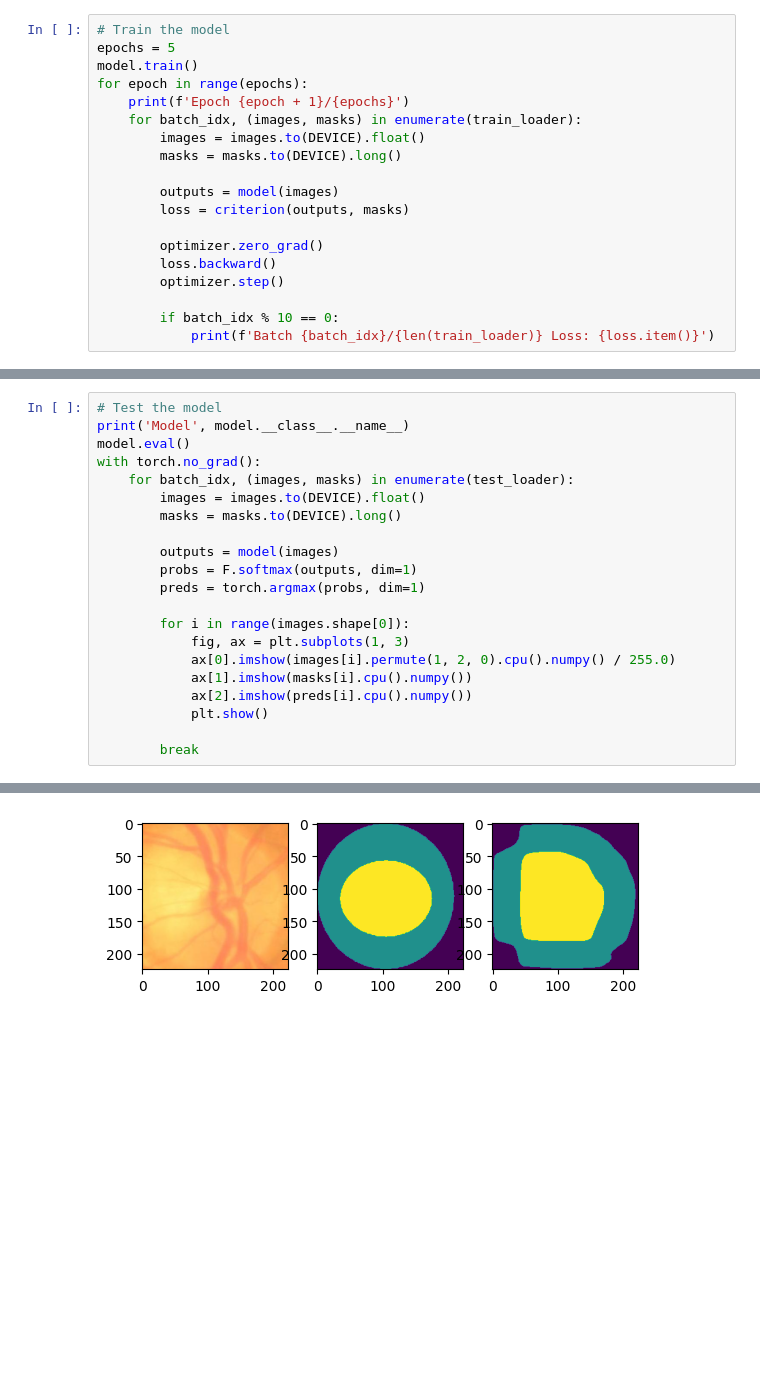
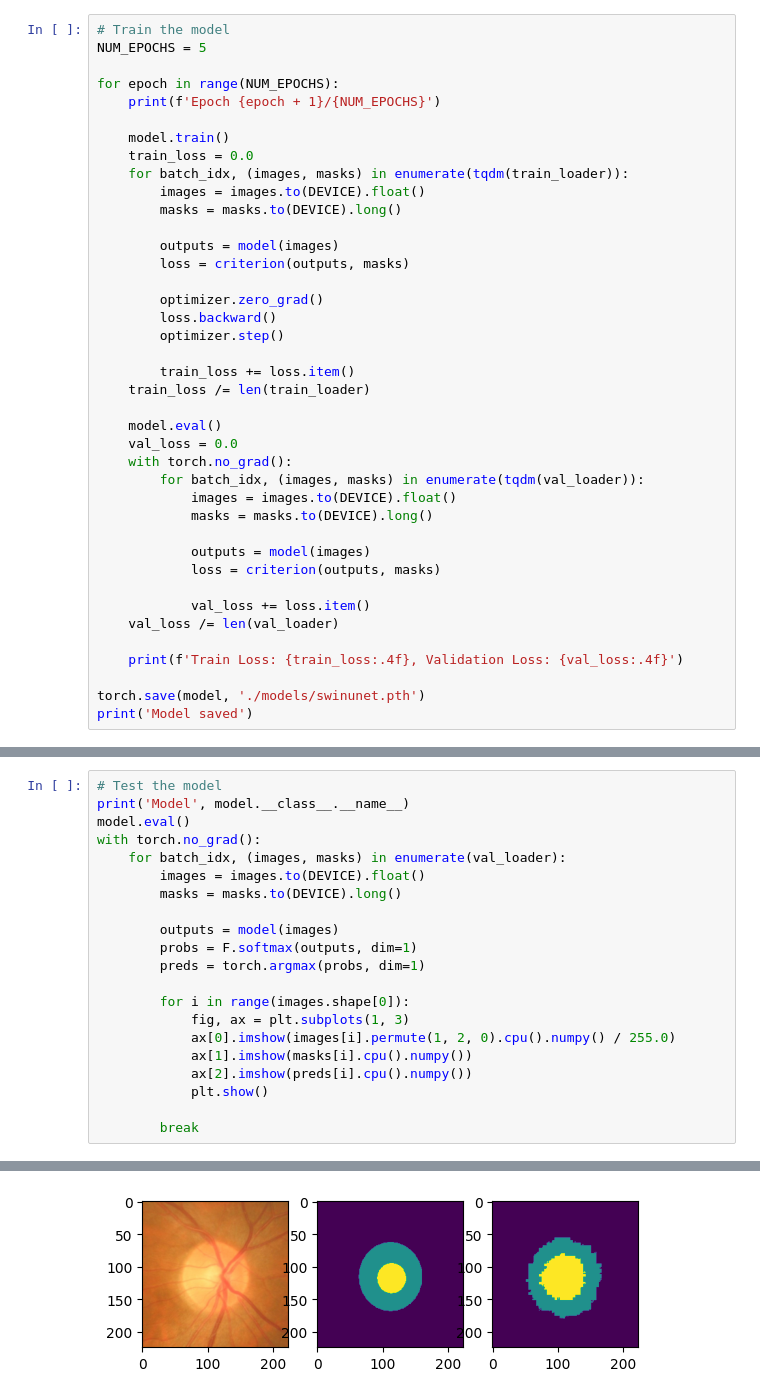
Before and after one commit to AkosKappel/DP-GlaucomaSegmentation, a Jupyter notebook: notebooks/swin.ipynb, the cells around one changed output, grey strips where cells are left out. Saved outputs shown, nothing was run; the diff lists cells and outputs as text; blank space fills up the shorter version.

```diff
--- a/notebooks/swin.ipynb
+++ b/notebooks/swin.ipynb
@@ -64,10 +81,13 @@ criterion = nn.CrossEntropyLoss()
 # %%
 # Train the model
-epochs = 5
-model.train()
-for epoch in range(epochs):
-    print(f'Epoch {epoch + 1}/{epochs}')
-    for batch_idx, (images, masks) in enumerate(train_loader):
+NUM_EPOCHS = 5
+
+for epoch in range(NUM_EPOCHS):
+    print(f'Epoch {epoch + 1}/{NUM_EPOCHS}')
+
+    model.train()
+    train_loss = 0.0
+    for batch_idx, (images, masks) in enumerate(tqdm(train_loader)):
         images = images.to(DEVICE).float()
         masks = masks.to(DEVICE).long()
 
@@ -78,5 +98,23 @@ for epoch in range(epochs):
         loss.backward()
         optimizer.step()
 
-        if batch_idx % 10 == 0:
-            print(f'Batch {batch_idx}/{len(train_loader)} Loss: {loss.item()}')
+        train_loss += loss.item()
+    train_loss /= len(train_loader)
+
+    model.eval()
+    val_loss = 0.0
+    with torch.no_grad():
+        for batch_idx, (images, masks) in enumerate(tqdm(val_loader)):
+            images = images.to(DEVICE).float()
+            masks = masks.to(DEVICE).long()
+
+            outputs = model(images)
+            loss = criterion(outputs, masks)
+
+            val_loss += loss.item()
+    val_loss /= len(val_loader)
+
+    print(f'Train Loss: {train_loss:.4f}, Validation Loss: {val_loss:.4f}')
+
+torch.save(model, './models/swinunet.pth')
+print('Model saved')
@@ -103,7 +123,7 @@ Batch 110/114 Loss: 0.47682976722717285
 print('Model', model.__class__.__name__)
 model.eval()
 with torch.no_grad():
-    for batch_idx, (images, masks) in enumerate(test_loader):
+    for batch_idx, (images, masks) in enumerate(val_loader):
         images = images.to(DEVICE).float()
         masks = masks.to(DEVICE).long()
 
@@ -126 +147 @@ with torch.no_grad():
-[figure, old version]
+[figure, new version]
```
Also changed, not shown: parts of 9 cells of this notebook, 3 other files.
